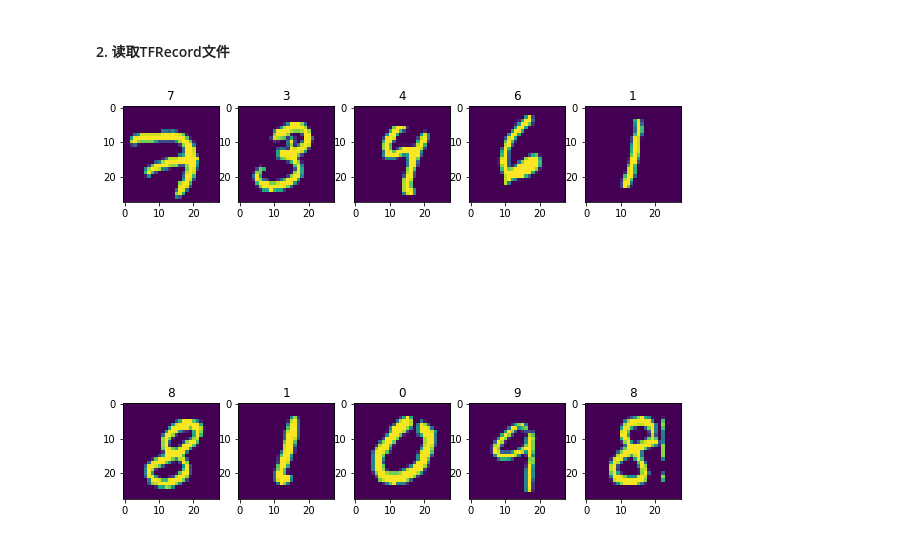
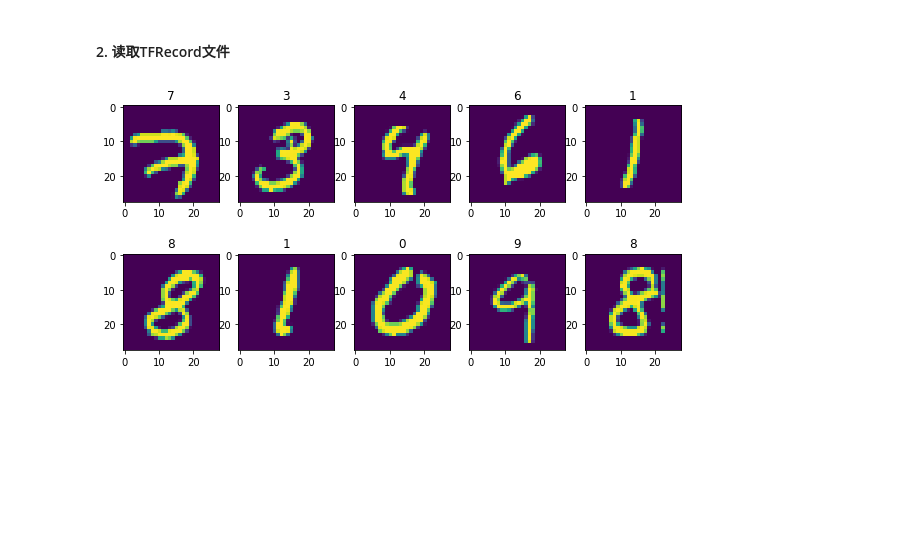
Before and after one commit to lhuangjs/tensotflow-in-action, a Jupyter notebook: Chapters/Chapter07/1. TFRecord样例程序.ipynb, the cells around one changed output. Saved outputs shown, nothing was run; the diff lists cells and outputs as text; code cells hidden in the pictures; blank space fills up the shorter version.

```diff
--- a/Chapters/Chapter07/1. TFRecord样例程序.ipynb
+++ b/Chapters/Chapter07/1. TFRecord样例程序.ipynb
@@ -57,39 +53,41 @@ TFRecord训练文件已保存。
 filename = ["../../datasets/mnist_train_data.tfrecord"] # 列表
 filename_queue = tf.train.string_input_producer(filename)
 
+# 使用tf.TFRecordReader去读TFRecord文件名队列
 reader = tf.TFRecordReader()
 _,serialized_example = reader.read(filename_queue) # 从文件中读取一个样例
 
 # 解析读取的样例。
 features = tf.parse_single_example(
     serialized_example,
     features={
         'image_raw':tf.FixedLenFeature([], tf.string),
         'pixels':tf.FixedLenFeature([], tf.int64),
         'label':tf.FixedLenFeature([], tf.int64)
     })
 
-# tf.decode_row可以将字符串解析成图像对应的像素数组
+# tf.decode_row可以将字符串解析成图像对应的像素数组(string->uint8)
 images = tf.decode_raw(features['image_raw'], tf.uint8)
 
-# tf.cast()函数的作用是执行tensorflow中张量数据类型转换
+# tf.cast()函数的作用是执行tensorflow中张量数据类型转换(int64->int32)
 labels = tf.cast(features['label'], tf.int32)
 pixels = tf.cast(features['pixels'], tf.int32)
 
 sess = tf.Session()
 
 # 启动多线程处理输入数据。
 coord = tf.train.Coordinator()
 threads = tf.train.start_queue_runners(sess=sess,coord=coord)
 
 import matplotlib.pyplot as plt
 
-plt.figure(figsize=(10, 10))
+plt.figure(figsize=(10, 5))
 for i in range(10):
     image, label, pixel = sess.run([images, labels, pixels])
     image_origin = image.reshape(28, 28)
     plt.subplot(2, 5, i+1)
     plt.title(label)
     plt.imshow(image_origin)
+plt.show()
 # %% [output]
-[figure, old version]
+[figure, new version]
```
Also changed, not shown: parts of 1 cell of this notebook, 15 other files.
